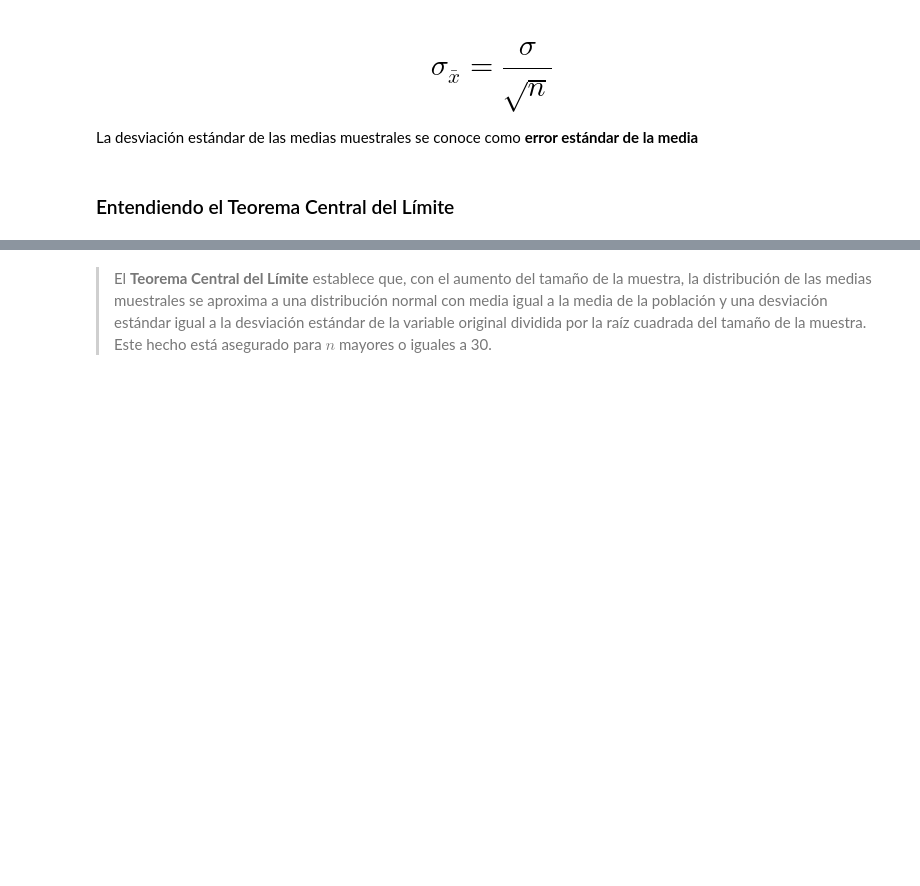
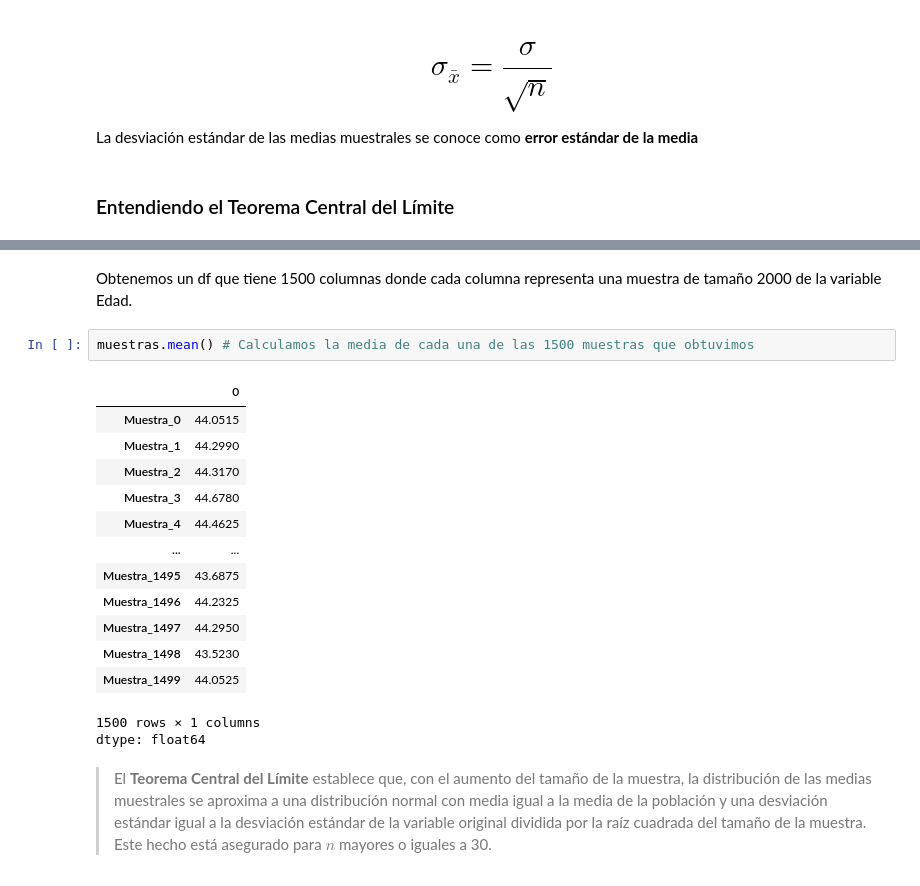
Before and after one commit to Maucho6340/1764-estadistica-con-python-probabilidad-y-muestreo, a Jupyter notebook: Curso_de_Etadística_Parte_2.ipynb, the cells around one changed output, grey strips where cells are left out. Cells and saved outputs as stored; diff of their text form; blank space fills up the shorter version.

```diff
--- a/Curso_de_Etadística_Parte_2.ipynb
+++ b/Curso_de_Etadística_Parte_2.ipynb
@@ -1209,2 +1247,21 @@ La desviación estándar de las medias muestrales se conoce como **error estánd
+# %% [markdown]
+Obtenemos un df que tiene 1500 columnas donde cada columna representa una muestra de tamaño 2000 de la variable Edad.
+# %%
+muestras.mean() # Calculamos la media de cada una de las 1500 muestras que obtuvimos
+# %% [output]
+|  | 0 |
+| Muestra_0 | 44.0515 |
+| Muestra_1 | 44.2990 |
+| Muestra_2 | 44.3170 |
+| Muestra_3 | 44.6780 |
+| Muestra_4 | 44.4625 |
+| ... | ... |
+| Muestra_1495 | 43.6875 |
+| Muestra_1496 | 44.2325 |
+| Muestra_1497 | 44.2950 |
+| Muestra_1498 | 43.5230 |
+| Muestra_1499 | 44.0525 |
+1500 rows × 1 columns
+dtype: float64
 # %% [markdown]
 > El **Teorema Central del Límite** establece que, con el aumento del tamaño de la muestra, la distribución de las medias muestrales se aproxima a una distribución normal con media igual a la media de la población y una desviación estándar igual a la desviación estándar de la variable original dividida por la raíz cuadrada del tamaño de la muestra. Este hecho está asegurado para $n$ mayores o iguales a 30.
```
Also changed, not shown: parts of 34 cells of this notebook.
